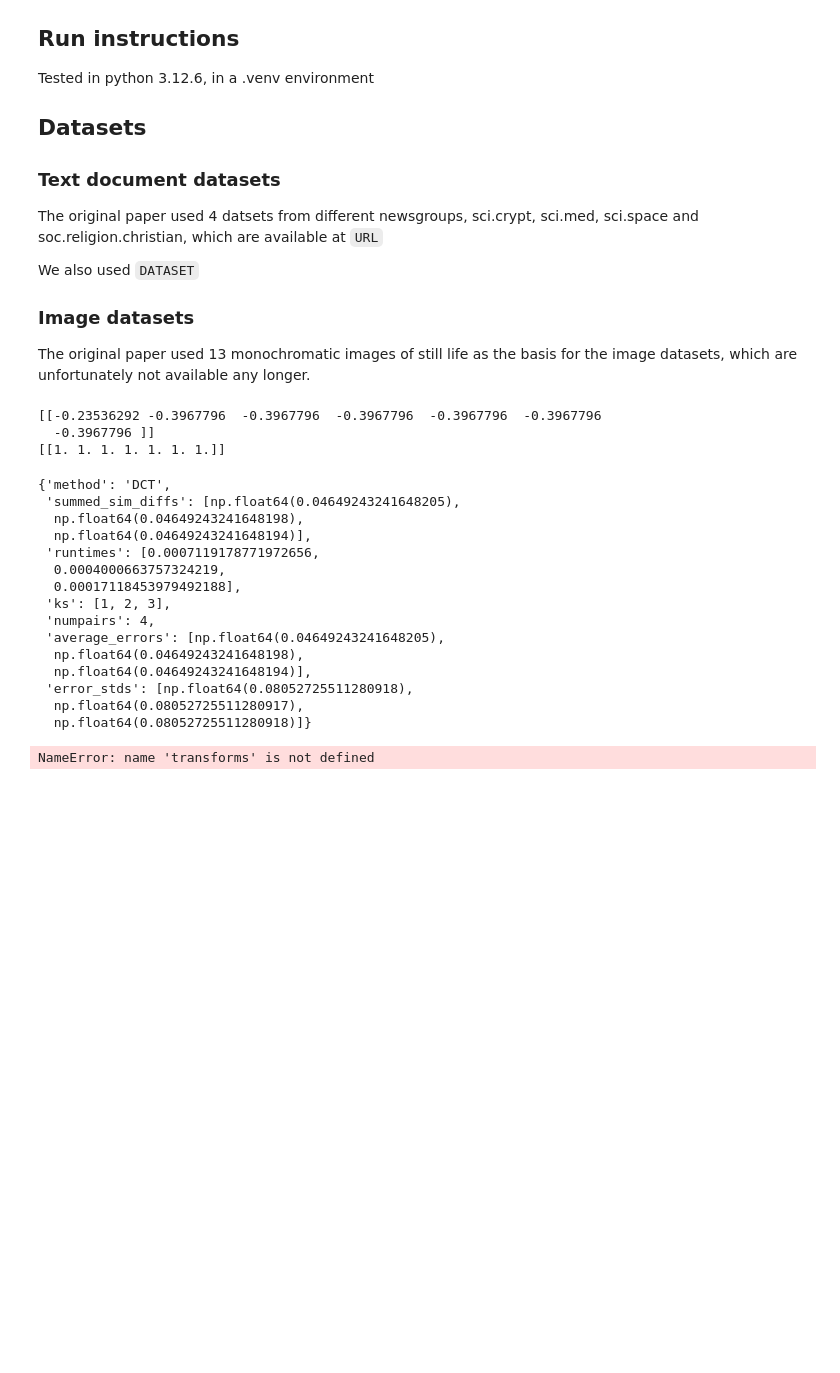
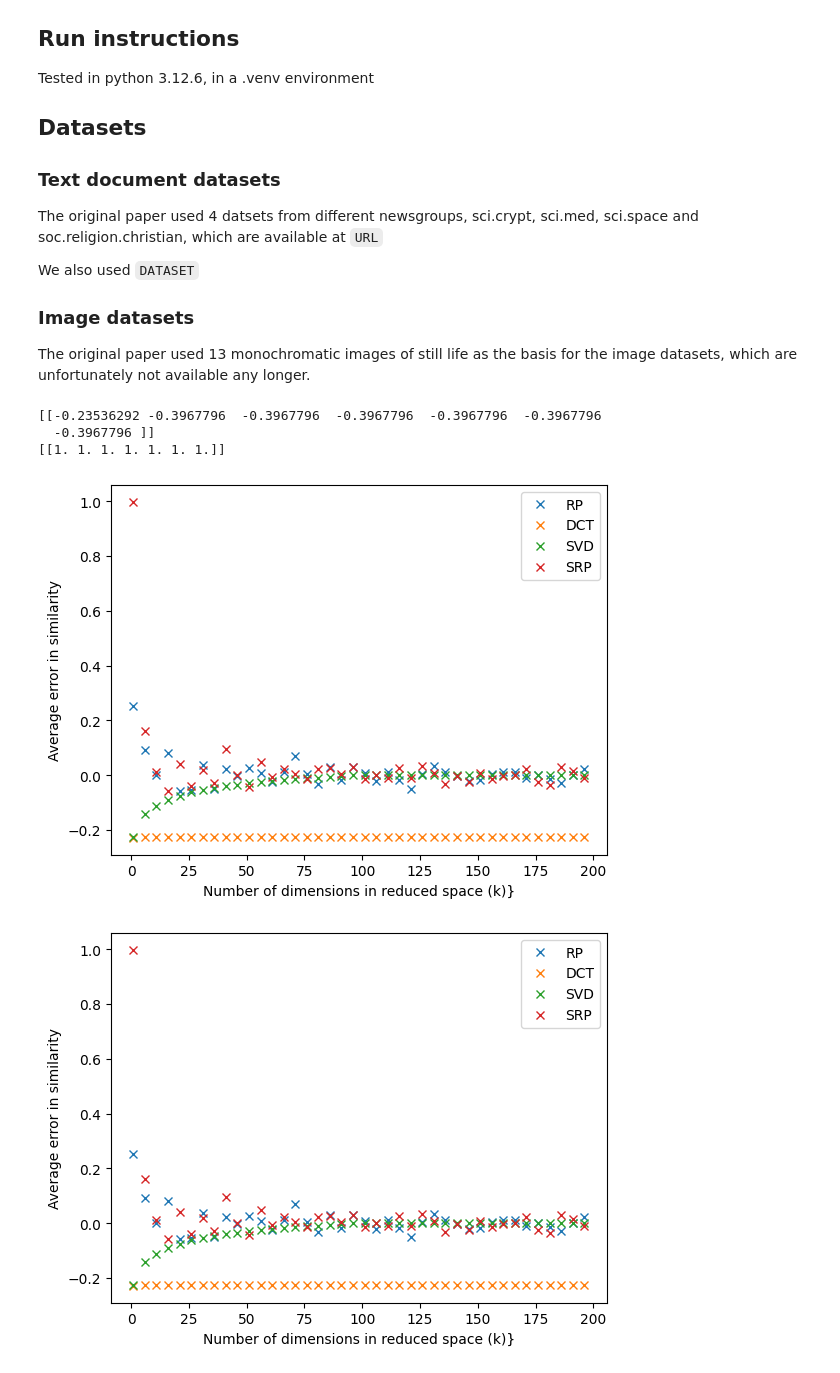
Before and after one commit to erikwallindermahler/DD2434-Project, a Jupyter notebook: notebook.ipynb, the cells around one changed output. Drawn from its saved outputs; the diff is of its cells as text; code cells hidden in the pictures; blank space fills up the shorter version.

```diff
--- a/notebook.ipynb
+++ b/notebook.ipynb
@@ -175,23 +196,7 @@ def pipeline(dataset,method,v_type,numpairs,k_min,k_max,k_step):
               "error_stds": error_std}
     return output
 # %%
-pipeline(a,"DCT","image",4,1,4,1)
+#pipeline(D,"DCT","image",4,1,4,1)
-# %% [output]
-{'method': 'DCT',
- 'summed_sim_diffs': [np.float64(0.04649243241648205),
-  np.float64(0.04649243241648198),
-  np.float64(0.04649243241648194)],
- 'runtimes': [0.0007119178771972656,
-  0.0004000663757324219,
-  0.00017118453979492188],
- 'ks': [1, 2, 3],
- 'numpairs': 4,
- 'average_errors': [np.float64(0.04649243241648205),
-  np.float64(0.04649243241648198),
-  np.float64(0.04649243241648194)],
- 'error_stds': [np.float64(0.08052725511280918),
-  np.float64(0.08052725511280917),
-  np.float64(0.08052725511280918)]}
 # %%
 def plot_results(iter_of_pipelines):
 
@@ -209,6 +214,22 @@ def plot_results(iter_of_pipelines):
     plt.legend()
     plt.savefig(f"figures/average_errors.pdf")
     plt.show()
+
+    plt.figure()
+    plt.xlabel("Number of dimensions in reduced space (k)}")
+    plt.ylabel("Average error in similarity")
+    for result in iter_of_pipelines:
+        method = result["method"]
+        summed_sim_diffs = result["summed_sim_diffs"]
+        first_diff = result["first_diff"]
+        av_error = result["average_errors"]
+        runtimes = result["runtimes"]
+        ks = result["ks"]
+
+        plt.plot(ks,av_error,"x",label=f"{method}")
+    plt.legend()
+    plt.savefig(f"figures/average_errors.pdf")
+    plt.show()
 # %%
 #from torchvision import datasets, transforms
 
@@ -248,18 +269,23 @@ transform = transforms.Compose([
 ])
 
 # Instantiate the dataset
-test_dataset = TinyImageNetTestDataset(root='./tiny-imagenet-200/test/images', transform=transform)
+test_dataset = TinyImageNetTestDataset(root='./datasets/tiny-imagenet-200/test/images', transform=transform)
 
-# Access the first sample
-image, img_path = test_dataset[0]
-image = np.squeeze(image)
-print("Image size:", image.shape)
-print("Image path:", img_path)
-
-im_vec = np.reshape(image, (64**2,1))
-
-print(im_vec.shape)
-print(im_vec)
-plt.imshow(image)
+def makeimagearray(i):
+    image = test_dataset[i][0]
+    image = np.squeeze(image)
+    im_vec = np.reshape(image, (64**2,1))
+    #print(im_vec.shape)
+    return im_vec.numpy()
-# %% [output]
-NameError: name 'transforms' is not defined
+# %%
+D = np.matrix(np.array([makeimagearray(i) for i in range(100)])).transpose()
+# %%
+resultrp = pipeline(dataset=D,method="RP",v_type="image",numpairs=100,k_min=1,k_max=200,k_step=5)
+resultsrp = pipeline(dataset=D,method="SRP",v_type="image",numpairs=100,k_min=1,k_max=200,k_step=5)
+resultsvd = pipeline(dataset=D,method="SVD",v_type="image",numpairs=100,k_min=1,k_max=200,k_step=5)
+resultdct = pipeline(dataset=D,method="DCT",v_type="image",numpairs=100,k_min=1,k_max=200,k_step=5)
+# %%
+plot_results([resultrp,resultdct,resultsvd,resultsrp])
+# %% [output]
+[figure, added]
+[figure, added]
```
Also changed, not shown: parts of 4 cells of this notebook, 1 other file.
